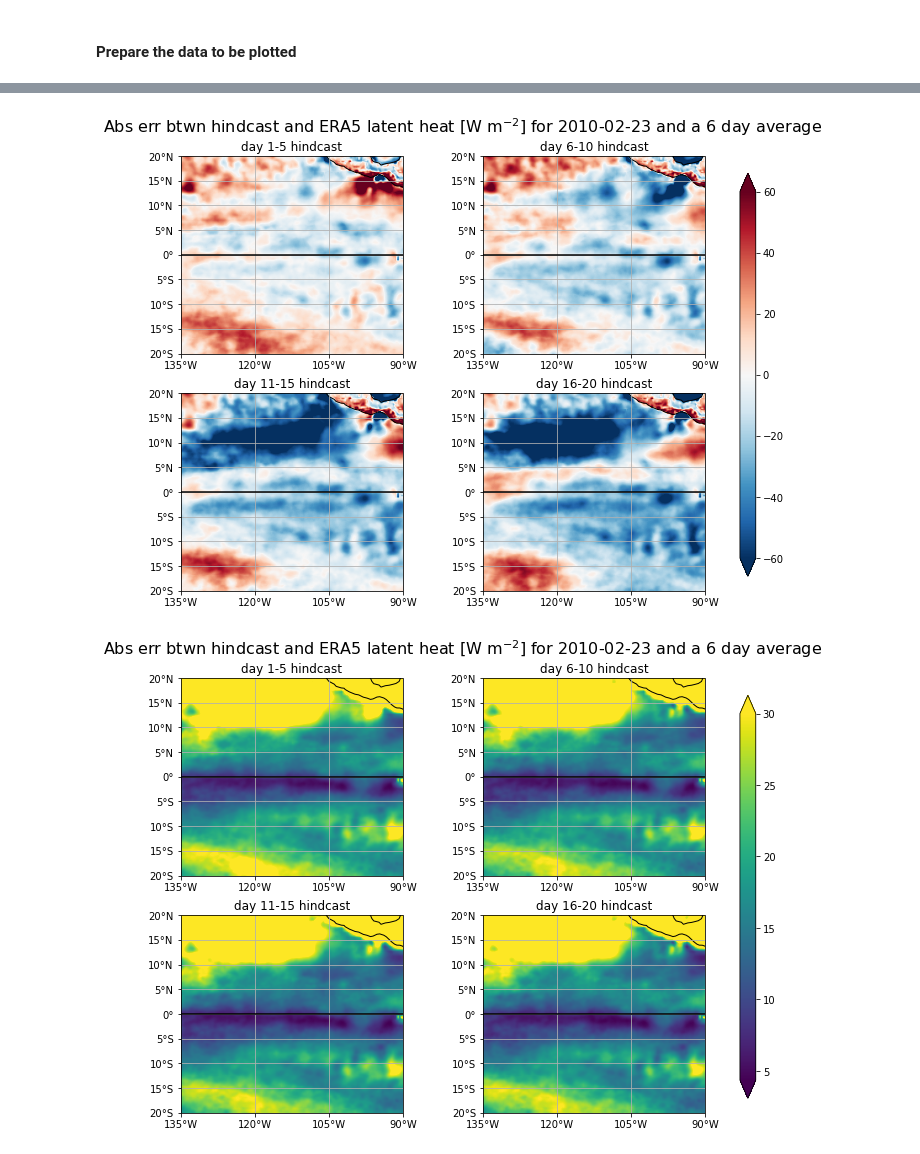
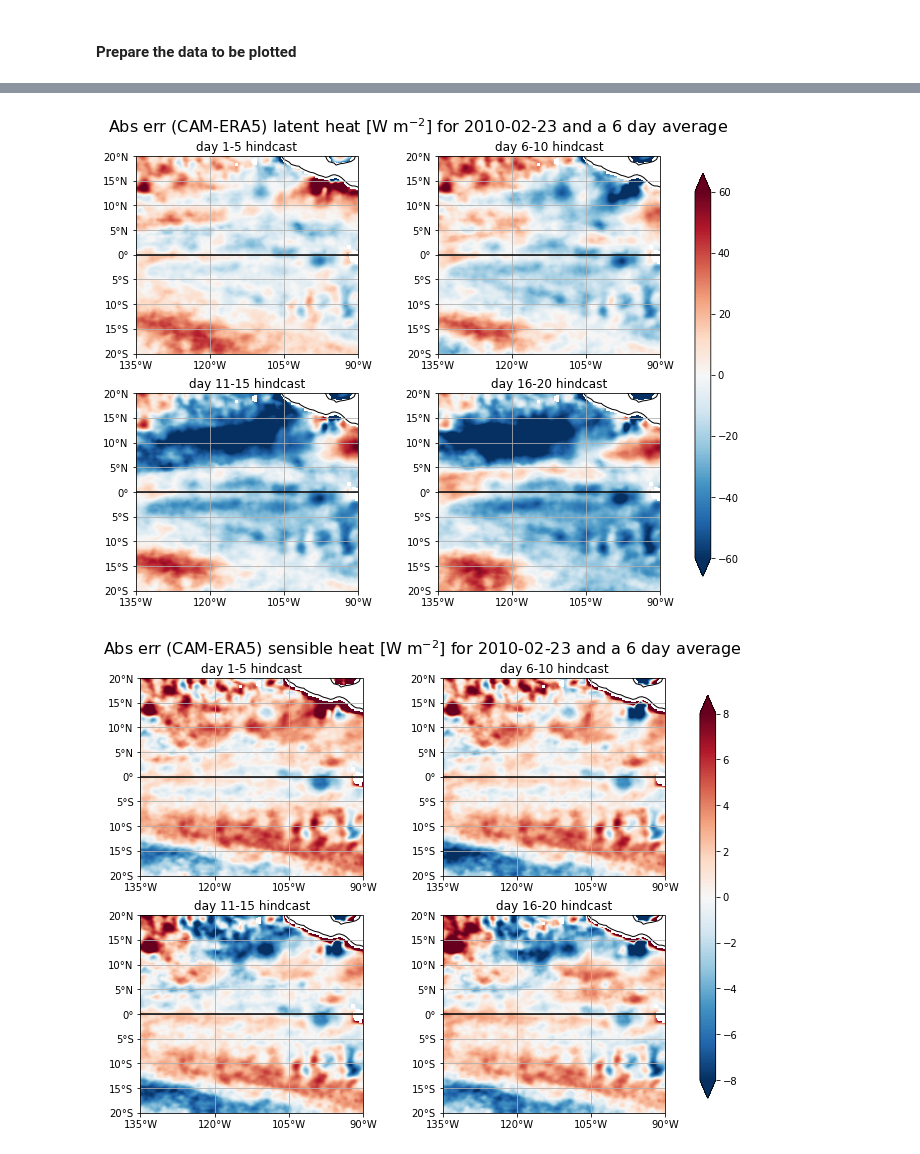
Before and after one commit to ITCZ-hindcasts/python-scripts, a Jupyter notebook: Surface_fluxes.ipynb, the cells around one changed output, grey strips where cells are left out. Cells and saved outputs as stored; diff of their text form; code cells hidden in the pictures.

Commit message:
Cleaned up comments and figures

```diff
--- a/Surface_fluxes.ipynb
+++ b/Surface_fluxes.ipynb
@@ -341,8 +370,8 @@ plt.show()
 ##### Control plotting variables here #####
 
 # Set the max value of the colorbar
-Vmax = 20
-Vmin = 5
+Vmax = 15
+Vmin = 2
 
 # Set the density of the pixels in the figure. This also affects the size of the saved figure
 _dpi = 200
@@ -354,7 +383,6 @@ fig = plt.figure(figsize=(17, 6))
 
 geo_axes = plt.axes(projection=ccrs.PlateCarree())
 geo_axes.set_xticks(np.arange(lonw,lone+1,15), crs=ccrs.PlateCarree())
-# Use user specified lat values for tick marks
 geo_axes.set_yticks(np.arange(lats, latn+1,5), crs=ccrs.PlateCarree())
 lon_formatter = LongitudeFormatter(zero_direction_label=True)
 lat_formatter = LatitudeFormatter()
@@ -365,15 +393,15 @@ geo_axes.gridlines(xlocs=np.arange(lonw,lone+1,15), ylocs=np.arange(lats, latn+1
 plt.axhline(0, color='0', linewidth = 1.5)
 image_extent = [lonw,lone,lats,latn]
 
-# Plot precip contour plot
-IM = geo_axes.imshow(plotSHObs['ishf'], extent=image_extent, origin='lower', vmax=Vmax,
+# Plot ERA5 data. Mask land values
+IM = geo_axes.imshow(plotSHObs['ishf'].where(plotSHObs['mask']==0), extent=image_extent, origin='lower', vmax=Vmax,
                      interpolation='bilinear')
 
 # Set boundaries of plot
 geo_axes.set_xlim([lonw,lone])
 geo_axes.set_ylim([lats,latn])
 
-plt.colorbar(IM, ax=geo_axes, orientation='vertical', pad=0.02, extend='max')
+plt.colorbar(IM, ax=geo_axes, orientation='vertical', pad=0.02, extend='both')
 plt.title("ERA5 sensible heat [W m$^{-2}$] for "+str(dayOfTheSeason)+" and a "+str(numDayAvg)+" day avg", loc='left')
 
 plt.show()
@@ -392,10 +420,10 @@ fig, axes = plt.subplots(nrows=2, ncols=2, figsize=(11, 8), subplot_kw=dict(proj
 
 
 # Iterate through the subplots
-for ii in range(0,4):
+for ii in range(len(plotSHMultiDay)):
 
-    # Plot precip in mm/day
-    im = axes.flat[ii].imshow(plotSHMultiDay[ii]['SHFLX'],
+    # Plot CAM data. Mask land values
+    im = axes.flat[ii].imshow(plotSHMultiDay[ii]['SHFLX'].where(plotSHMultiDay[ii]['mask']==0),
                               extent=image_extent, origin='lower', vmax=Vmax, vmin=Vmin)
 
     # Set boundaries of graphs
@@ -414,7 +442,6 @@ for ii in range(0,4):
     axes.flat[ii].title.set_text('day '+str(ii*5+1)+'-'+str((ii+1)*5)+' hindcast')
     axes.flat[ii].axhline(0, color='0', linewidth = 1.5)
 
-
 # The following code creates a new axes for the colorbar
 fig.subplots_adjust(right=0.825) #0.825
 # Add base axis for color bar. Located at 85% from left and 15% from bottom. Width is 2% of figure. Height is 70% of figure.
@@ -446,51 +473,52 @@ image_extent = [lonw,lone,lats,latn]
 # Pre-generate the subplots with a PlateCarree projection
 fig, axes = plt.subplots(nrows=2, ncols=2, figsize=(11, 8), subplot_kw=dict(projection=ccrs.PlateCarree()))
 
-test = 0
 # Iterate through the subplots
 for ii in range(len(plotLHMultiDay)):
 
-    im = axes.flat[ii].imshow(plotLHMultiDay[ii]['LHFLX'].values-plotLHObs['ie'].values, extent=image_extent, origin='lower',
-                              interpolation='bilinear',vmin=-Vmax, vmax=Vmax, cmap='RdBu_r')#, vmax=Vmax, vmin=-Vmax)
+    # Plot CAM-ERA5. Mask land values
+    im = axes.flat[ii].imshow(plotLHMultiDay[ii]['LHFLX'].where(plotLHMultiDay[ii]['mask']==0).values-
+                                                                                      plotLHObs['ie'].where(plotLHObs['mask']==0).values,
+                              extent=image_extent, origin='lower', interpolation='bilinear', vmin=-Vmax, vmax=Vmax, cmap='RdBu_r')
 
     # Set boundaries of graphs
     axes.flat[ii].set_xlim([lonw,lone])
     axes.flat[ii].set_ylim([lats,latn]) # Use user specified lat values
 
     # Set asthetic constraints of the plot
     axes.flat[ii].set_xticks(np.arange(lonw,lone+1,15), crs=ccrs.PlateCarree())
     axes.flat[ii].set_yticks(np.arange(lats,latn+1,5),  crs=ccrs.PlateCarree())
     lon_formatter = LongitudeFormatter(zero_direction_label=True)
     lat_formatter = LatitudeFormatter()
     axes.flat[ii].xaxis.set_major_formatter(lon_formatter)
     axes.flat[ii].yaxis.set_major_formatter(lat_formatter)
     axes.flat[ii].coastlines(resolution='110m')
     axes.flat[ii].gridlines(xlocs=np.arange(lonw,lone+1,15), ylocs=np.arange(lats,latn+1,5))
     axes.flat[ii].title.set_text('day '+str(ii*5+1)+'-'+str((ii+1)*5)+' hindcast')
     axes.flat[ii].axhline(0, color='0', linewidth = 1.5)
 
 
 # The following code creates a new axes for the colorbar
 fig.subplots_adjust(right=0.825) #0.825
 # Add base axis for color bar. Located at 85% from left and 15% from bottom. Width is 2% of figure. Height is 70% of figure.
 cbar_ax = fig.add_axes([0.85, 0.15, 0.02, 0.7])
 fig.colorbar(im, cax=cbar_ax, extend='both')
 
 # Set title for the entire figure
-fig.suptitle("Abs err btwn hindcast and ERA5 latent heat [W m$^{-2}$] for "+str(dayOfTheSeason)+" and a "+str(numDayAvg)+" day average",
+fig.suptitle("Abs err (CAM-ERA5) latent heat [W m$^{-2}$] for "+str(dayOfTheSeason)+" and a "+str(numDayAvg)+" day average",
              size=16,y=0.95)
 
 # Save figure code
 # plt.savefig(dir+'/'+'LHFLX_ErrMap_'+str(dayOfTheSeason)+'with'+str(numDayAvg)+'DayAvg', dpi=_dpi, bbox_inches='tight')
 
 plt.show()
 # %% [output]
-[figure, old version]
+[figure, new version]
 # %%
 ##### Control plotting variables here #####
 
 # Set the max value of the colorbar
-Vmax = 30
+Vmax = 8
 
 ###########################################
 
@@ -500,12 +528,13 @@ image_extent = [lonw,lone,lats,latn]
 # Pre-generate the subplots with a PlateCarree projection
 fig, axes = plt.subplots(nrows=2, ncols=2, figsize=(11, 8), subplot_kw=dict(projection=ccrs.PlateCarree()))
 
-test = 0
 # Iterate through the subplots
 for ii in range(len(plotLHMultiDay)):
 
-    im = axes.flat[ii].imshow(plotSHMultiDay[ii]['SHFLX'].values+plotSHObs['ishf'].values, extent=image_extent, origin='lower',
-                              interpolation='bilinear', vmax=Vmax)#, vmin=-Vmax)#, cmap='RdBu_r'
+    # Plot CAM-ERA5. Mask land values
+    im = axes.flat[ii].imshow(plotSHMultiDay[ii]['SHFLX'].where(plotSHMultiDay[ii]['mask']==0).values-
+                                                                                      plotSHObs['ishf'].where(plotSHObs['mask']==0).values,
+                              extent=image_extent, origin='lower', interpolation='bilinear', vmin=-Vmax, vmax=Vmax, cmap='RdBu_r')
 
     # Set boundaries of graphs
     axes.flat[ii].set_xlim([lonw,lone])
@@ -531,7 +560,7 @@ cbar_ax = fig.add_axes([0.85, 0.15, 0.02, 0.7])
 fig.colorbar(im, cax=cbar_ax, extend='both')
 
 # Set title for the entire figure
-fig.suptitle("Abs err btwn hindcast and ERA5 latent heat [W m$^{-2}$] for "+str(dayOfTheSeason)+" and a "+str(numDayAvg)+" day average",
+fig.suptitle("Abs err (CAM-ERA5) sensible heat [W m$^{-2}$] for "+str(dayOfTheSeason)+" and a "+str(numDayAvg)+" day average",
              size=16,y=0.95)
 
 ## Save figure code
@@ -539,4 +568,4 @@ fig.suptitle("Abs err btwn hindcast and ERA5 latent heat [W m$^{-2}$] for "+str(
 
 plt.show()
 # %% [output]
-[figure, old version]
+[figure, new version]
```
Also changed, not shown: parts of 8 cells of this notebook, 2 other files.
